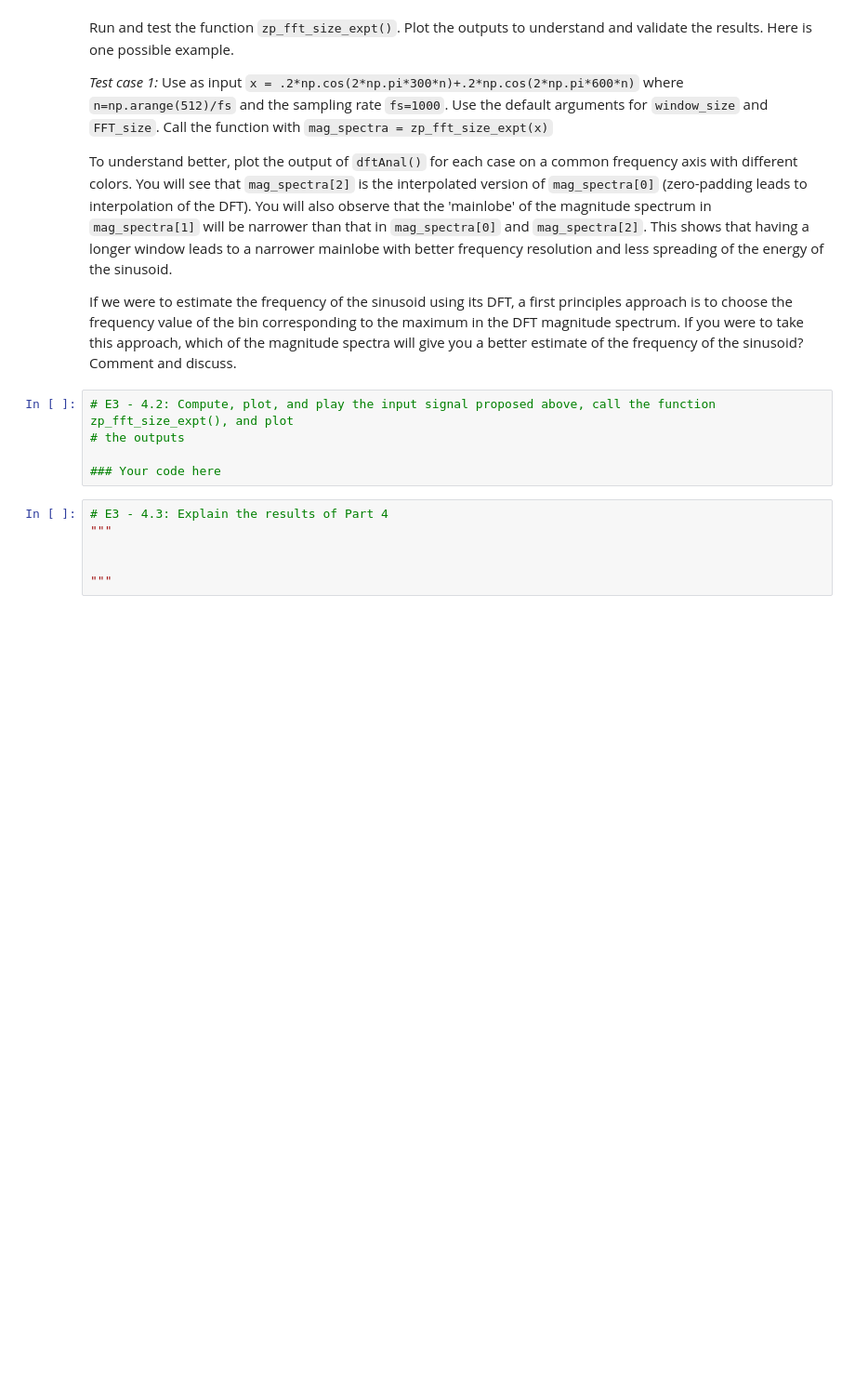
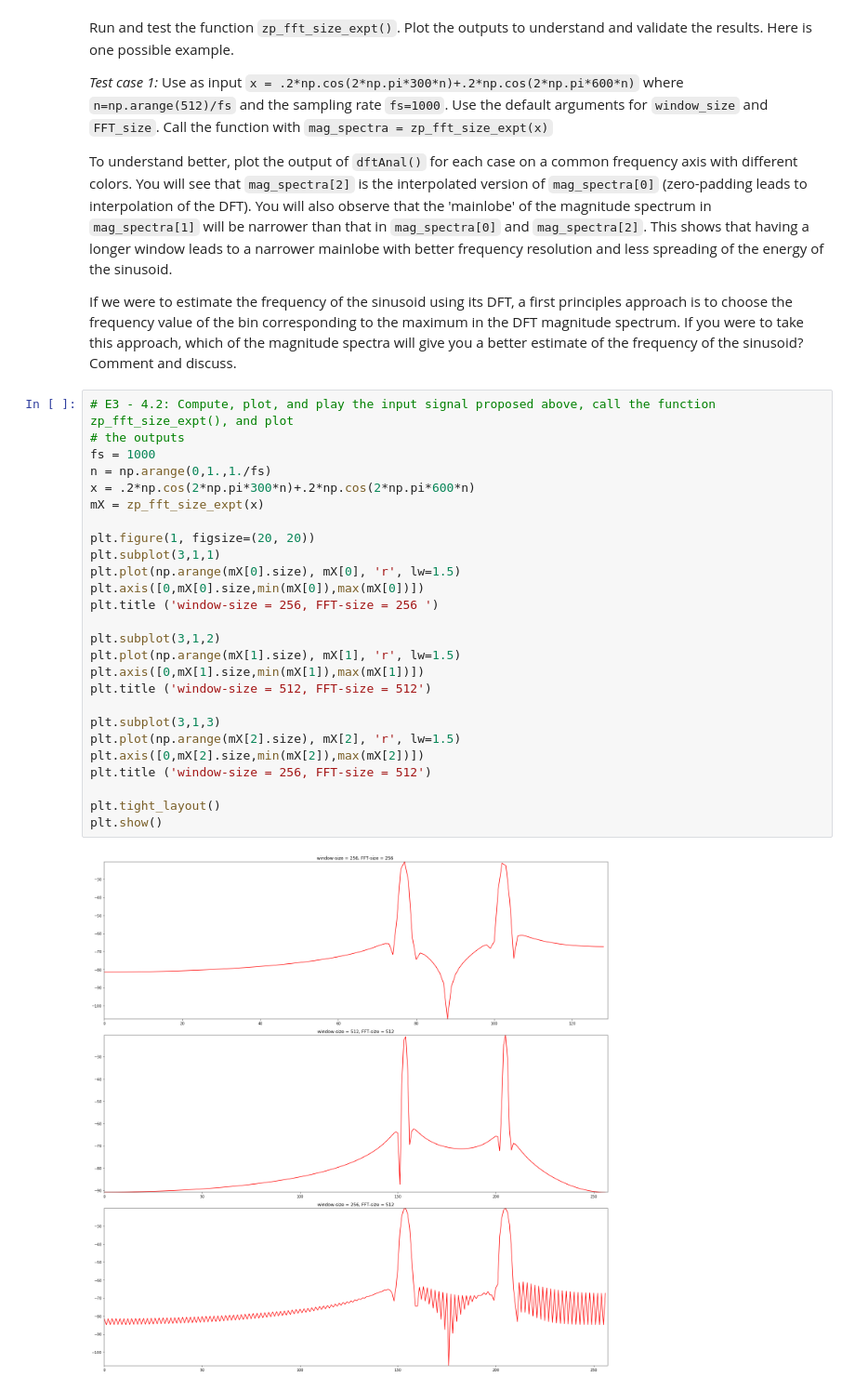
Before and after one commit to mariocastella/sms-tools, a Jupyter notebook: workspace/E3-Fourier-properties.ipynb, the cells around one changed output. Shown: that part at 93% size. Drawn from its saved outputs; the diff is of its cells as text; blank space fills up the shorter version.

```diff
--- a/workspace/E3-Fourier-properties.ipynb
+++ b/workspace/E3-Fourier-properties.ipynb
@@ -271,14 +384,31 @@ _Test case 1:_ Use as input `x = .2*np.cos(2*np.pi*300*n)+.2*np.cos(2*np.pi*600*
 To understand better, plot the output of `dftAnal()` for each case on a common frequency axis with different colors. You will see that `mag_spectra[2]` is the interpolated version of `mag_spectra[0]` (zero-padding leads to interpolation of the DFT). You will also observe that the 'mainlobe' of the magnitude spectrum in `mag_spectra[1]` will be narrower than that in `mag_spectra[0]` and `mag_spectra[2]`. This shows that having a longer window leads to a narrower mainlobe with better frequency resolution and less spreading of the energy of the sinusoid.
 
 If we were to estimate the frequency of the sinusoid using its DFT, a first principles approach is to choose the frequency value of the bin corresponding to the maximum in the DFT magnitude spectrum. If you were to take this approach, which of the magnitude spectra will give you a better estimate of the frequency of the sinusoid? Comment and discuss.
-# %%
-# E3 - 4.2: Compute, plot, and play the input signal proposed above, call the function zp_fft_size_expt(), and plot
-# the outputs
-
-### Your code here
-# %%
-# E3 - 4.3: Explain the results of Part 4
-"""
-
-
-"""
+# %%
+# E3 - 4.2: Compute, plot, and play the input signal proposed above, call the function zp_fft_size_expt(), and plot
+# the outputs
+fs = 1000
+n = np.arange(0,1.,1./fs)
+x = .2*np.cos(2*np.pi*300*n)+.2*np.cos(2*np.pi*600*n)
+mX = zp_fft_size_expt(x)
+
+plt.figure(1, figsize=(20, 20))
+plt.subplot(3,1,1)
+plt.plot(np.arange(mX[0].size), mX[0], 'r', lw=1.5)
+plt.axis([0,mX[0].size,min(mX[0]),max(mX[0])])
+plt.title ('window-size = 256, FFT-size = 256 ')
+
+plt.subplot(3,1,2)
+plt.plot(np.arange(mX[1].size), mX[1], 'r', lw=1.5)
+plt.axis([0,mX[1].size,min(mX[1]),max(mX[1])])
+plt.title ('window-size = 512, FFT-size = 512')
+
+plt.subplot(3,1,3)
+plt.plot(np.arange(mX[2].size), mX[2], 'r', lw=1.5)
+plt.axis([0,mX[2].size,min(mX[2]),max(mX[2])])
+plt.title ('window-size = 256, FFT-size = 512')
+
+plt.tight_layout()
+plt.show()
+# %% [output]
+[figure, added]
```
Also changed, not shown: parts of 9 cells of this notebook, 4 other files.
